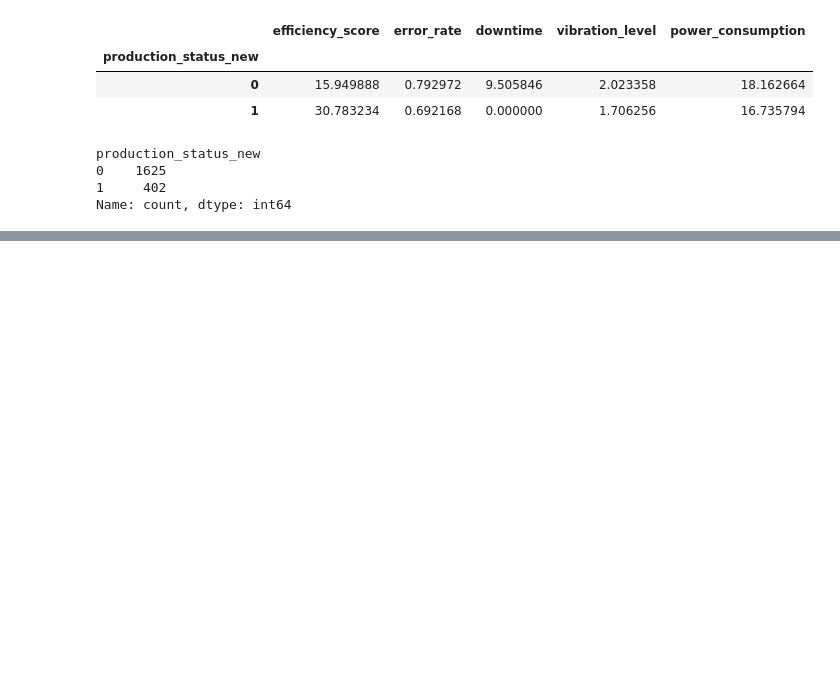
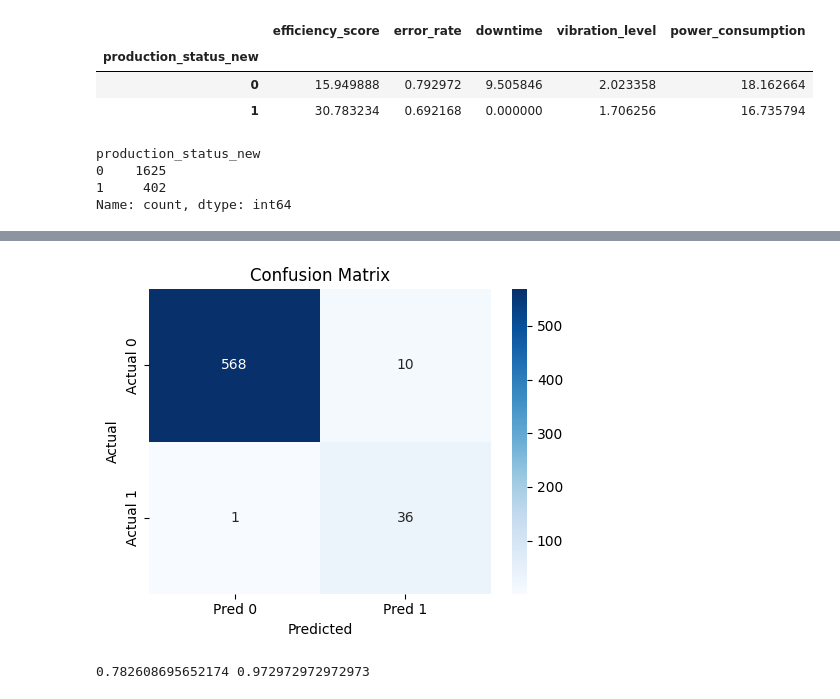
Before and after one commit to Om22210564/ML-Driven-Predictive-Intelligence-for-Smart-Manufacturing, a Jupyter notebook: Main.ipynb, the cells around one changed output, grey strips where cells are left out. Saved outputs shown, nothing was run; the diff lists cells and outputs as text; code cells hidden in the pictures; blank space fills up the shorter version.

```diff
--- a/Main.ipynb
+++ b/Main.ipynb
@@ -568,0 +595,9 @@ Name: count, dtype: int64
+# %%
+from sklearn.linear_model import LogisticRegression
+
+lr = LogisticRegression(
+    class_weight="balanced",
+    max_iter=1000
+)
+
+lr.fit(X_train, y_train)
@@ -568,0 +606,15 @@ Name: count, dtype: int64
+# %%
+from sklearn.metrics import (
+    classification_report,
+    confusion_matrix,
+    average_precision_score
+)
+
+y_pred = lr.predict(X_test)
+y_prob = lr.predict_proba(X_test)[:,1]
+
+print(classification_report(y_test, y_pred))
+print(confusion_matrix(y_test, y_pred))
+
+pr_auc = average_precision_score(y_test, y_prob)
+print("PR-AUC:", pr_auc)
@@ -568,0 +634,26 @@ Name: count, dtype: int64
+# %%
+
+cm = confusion_matrix(y_test, y_pred)
+plt.figure(figsize=(5, 4))
+sns.heatmap(
+    cm,
+    annot=True,
+    fmt="d",
+    cmap="Blues",
+    xticklabels=["Pred 0", "Pred 1"],
+    yticklabels=["Actual 0", "Actual 1"]
+)
+plt.xlabel("Predicted")
+plt.ylabel("Actual")
+plt.title("Confusion Matrix")
+plt.tight_layout()
+plt.show()
+# %% [output]
+[figure, added]
+# %%
+from sklearn.metrics import precision_score, recall_score
+precision = precision_score(y_test, y_pred)
+recall = recall_score(y_test, y_pred)
+print(precision,recall)
+# %% [output]
+0.782608695652174 0.972972972972973
```
Also changed, not shown: parts of 42 cells of this notebook.
